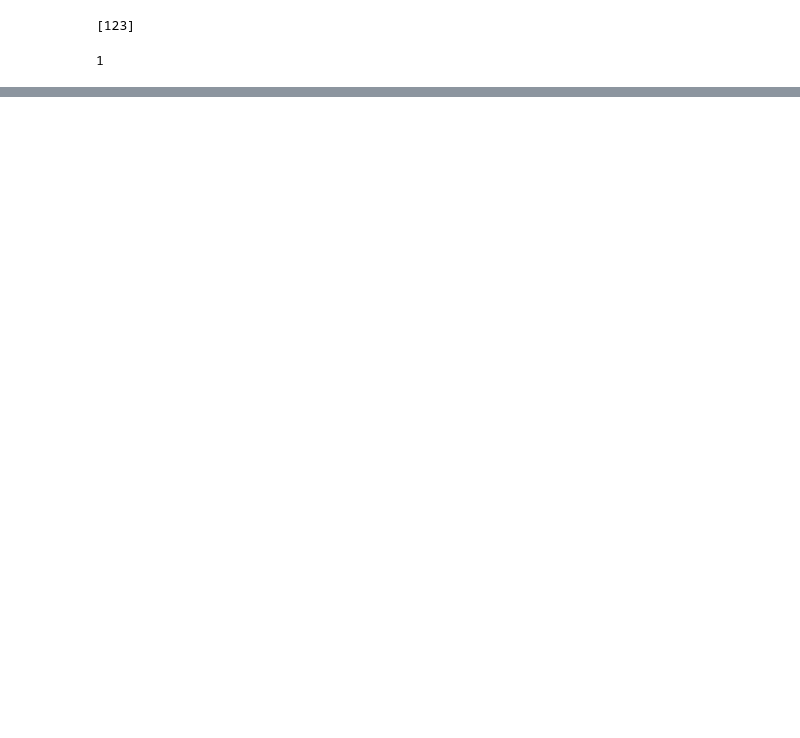
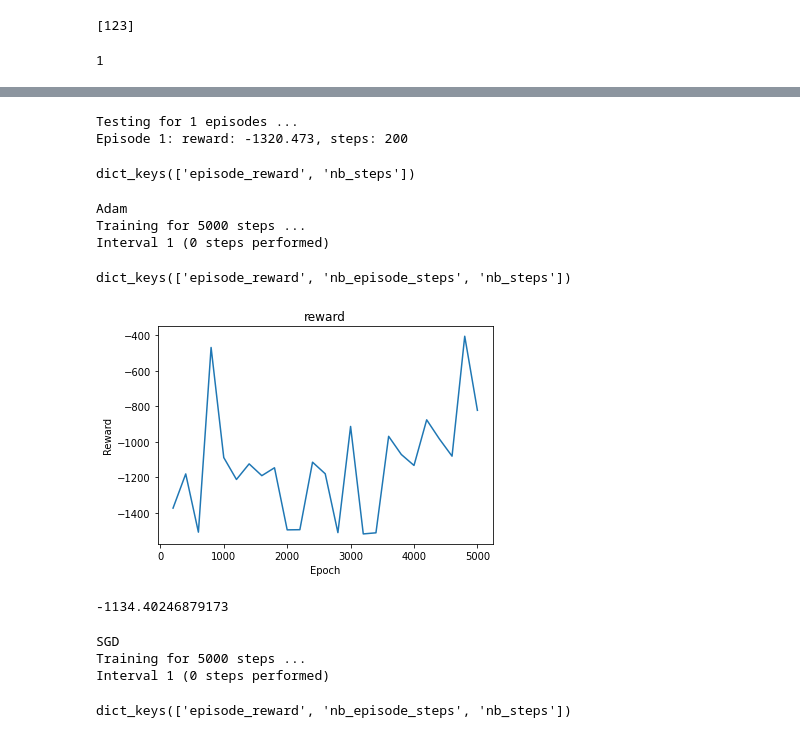
Before and after one commit to abirhazra/Reinforcement-Learning, a Jupyter notebook: DDPG_agent(Actor_Critic)_with_Keras_RL_.ipynb, the cells around one changed output, grey strips where cells are left out. Cells and saved outputs as stored; diff of their text form; code cells hidden in the pictures; blank space fills up the shorter version.

```diff
--- a/DDPG_agent(Actor_Critic)_with_Keras_RL_.ipynb
+++ b/DDPG_agent(Actor_Critic)_with_Keras_RL_.ipynb
@@ -118,0 +178,58 @@ TypeError: ignored
+# %%
+p=agent.test(env, nb_episodes=1, visualize=False)
+# %% [output]
+Testing for 1 episodes ...
+Episode 1: reward: -1320.473, steps: 200
+# %%
+p.history.keys()
+# %% [output]
+dict_keys(['episode_reward', 'nb_steps'])
+# %%
+# del dqn
+# dqn = build_agent(model, actions)
+# dqn.compile(Adam(learning_rate=1e-2), metrics=['mae'])
+# history=dqn.fit(env, nb_steps=10000, visualize=False, verbose=1)
+
+agent.compile(Adam(lr=0.001, clipnorm=1.), metrics=['mae'])
+
+history = agent.fit(env, nb_steps= 5000, visualize= False, verbose=1, nb_max_episode_steps=200)
+# %% [output]
+Adam
+Training for 5000 steps ...
+Interval 1 (0 steps performed)
+# %%
+print(history.history.keys())
+hist2=history
+# %% [output]
+dict_keys(['episode_reward', 'nb_episode_steps', 'nb_steps'])
+# %%
+# plt.plot(hist2.history['nb_steps'][0:100],hist2.history['episode_reward'][0:100])
+plt.plot(hist2.history['nb_steps'],hist2.history['episode_reward'])
+# plt.plot(hist.history[])
+plt.title('reward')
+plt.ylabel('Reward')
+plt.xlabel('Epoch')
+plt.show()
+print(np.mean(hist2.history['episode_reward']))
+# %% [output]
+[figure, added]
+-1134.40246879173
+# %%
+# del dqn
+# dqn = build_agent(model, actions)
+# dqn
+# dqn.compile(SGD(learning_rate=1e-2), metrics=['mae'])
+# history=dqn.fit(env, nb_steps=10000, visualize=False, verbose=1)
+
+agent.compile(SGD(lr=0.001, clipnorm=1.), metrics=['mae'])
+
+history = agent.fit(env, nb_steps= 5000, visualize= False, verbose=1, nb_max_episode_steps=200)
+# %% [output]
+SGD
+Training for 5000 steps ...
+Interval 1 (0 steps performed)
+# %%
+print(history.history.keys())
+hist3=history
+# %% [output]
+dict_keys(['episode_reward', 'nb_episode_steps', 'nb_steps'])
```
Also changed, not shown: parts of 12 cells of this notebook.
